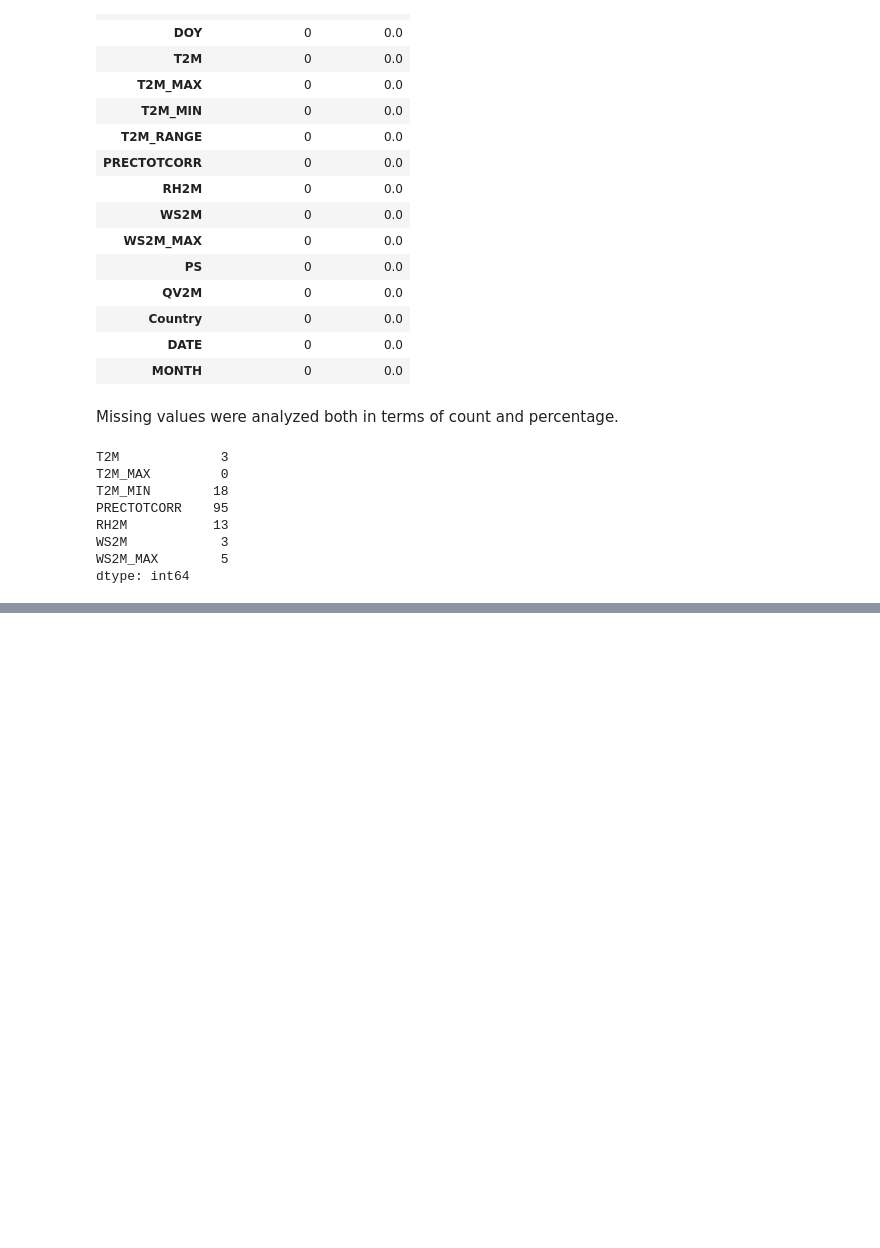
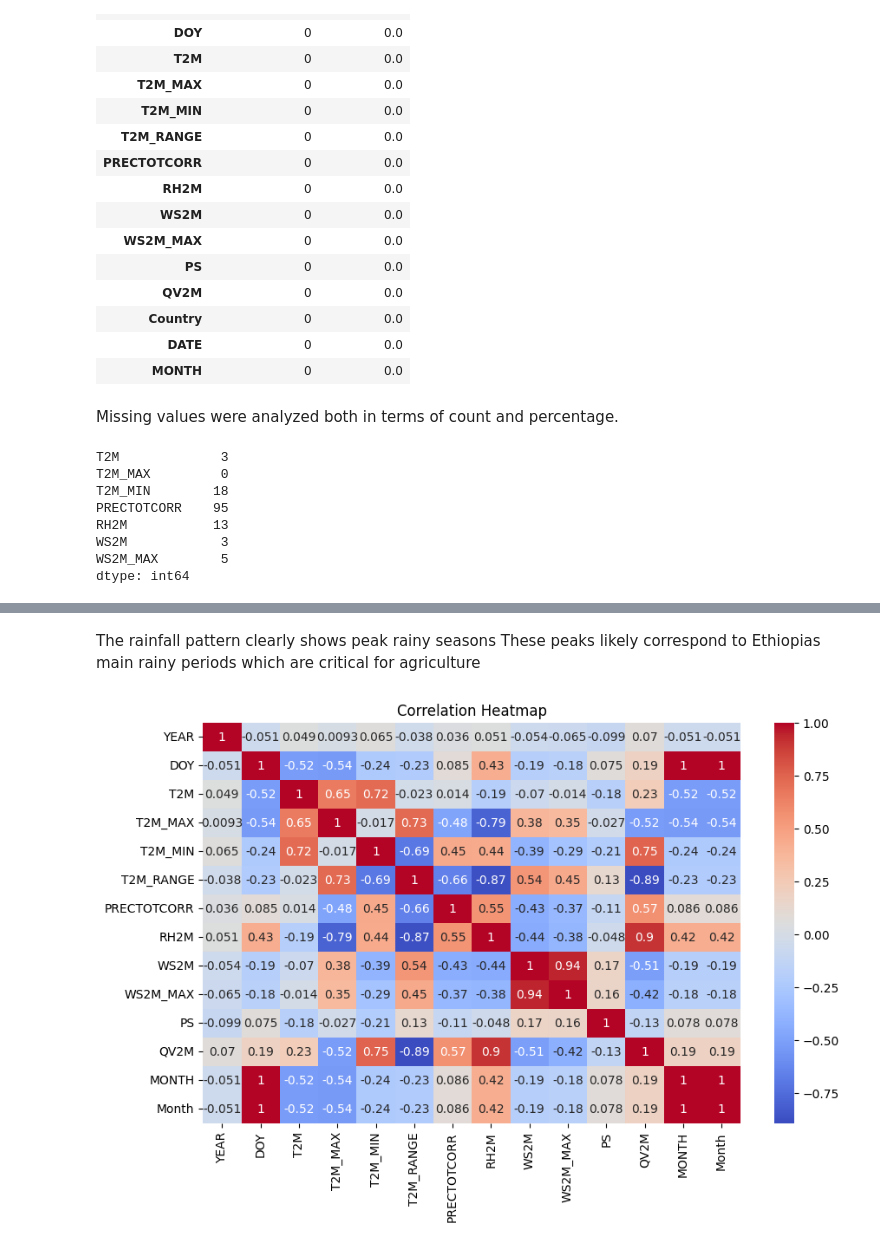
Before and after one commit to jfromsis/climate-challenge-week0, a Jupyter notebook: notebooks/ethiopia_eda.ipynb, the cells around one changed output, grey strips where cells are left out. Cells and saved outputs as stored; diff of their text form; code cells hidden in the pictures; blank space fills up the shorter version.

Commit message:
feat: complete EDA for Ethiopia dataset

```diff
--- a/notebooks/ethiopia_eda.ipynb
+++ b/notebooks/ethiopia_eda.ipynb
@@ -146,0 +163,11 @@ KeyError: 'Month'
+# %% [markdown]
+The rainfall pattern clearly shows peak rainy seasons
+These peaks likely correspond to Ethiopias main rainy periods which are critical for agriculture
+# %%
+corr= df.corr(numeric_only=True)
+
+sns.heatmap(corr, annot=True, cmap="coolwarm")
+plt.title("Correlation Heatmap")
+plt.show()
+# %% [output]
+[figure, added]
```
Also changed, not shown: parts of 8 cells of this notebook.
